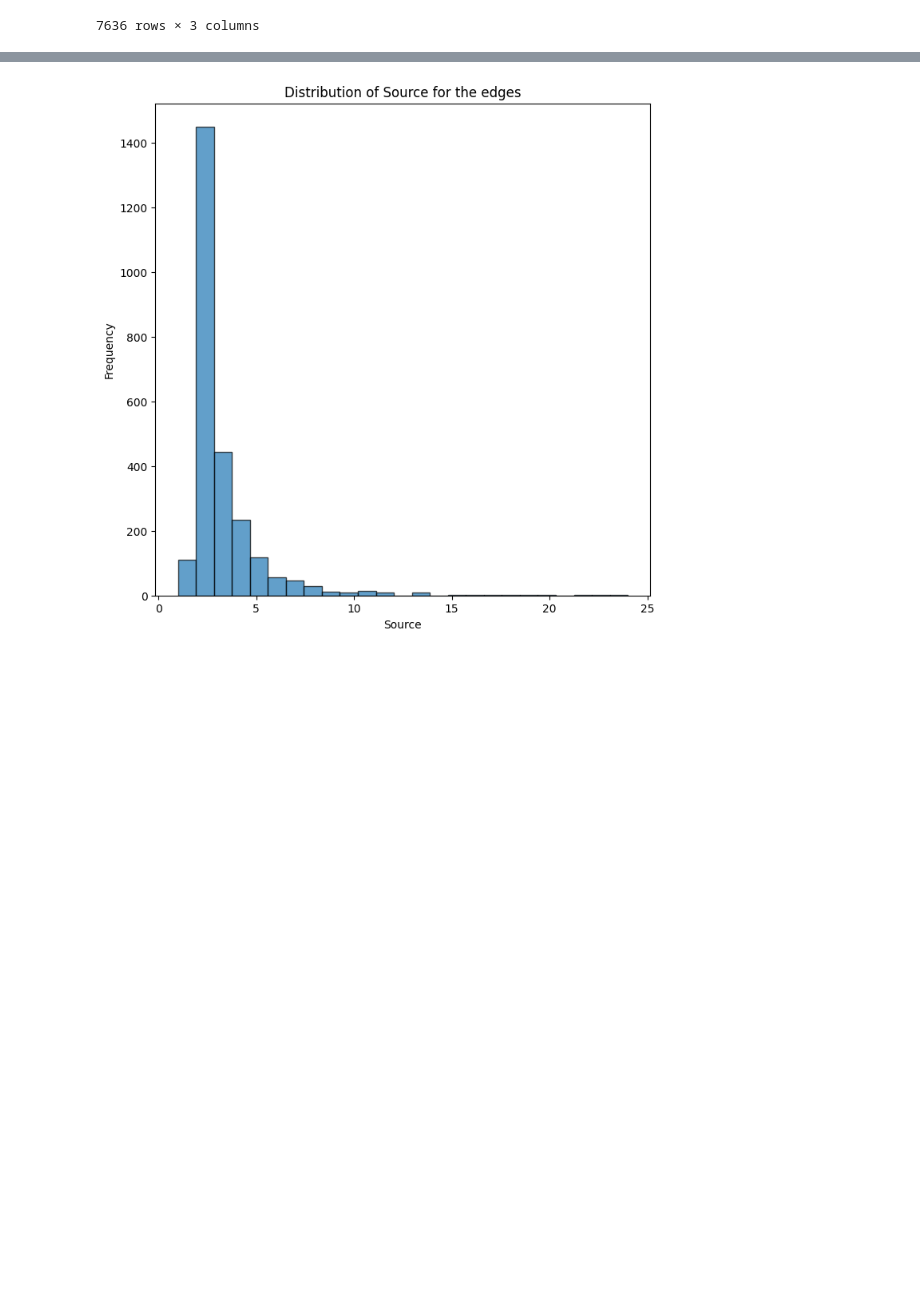
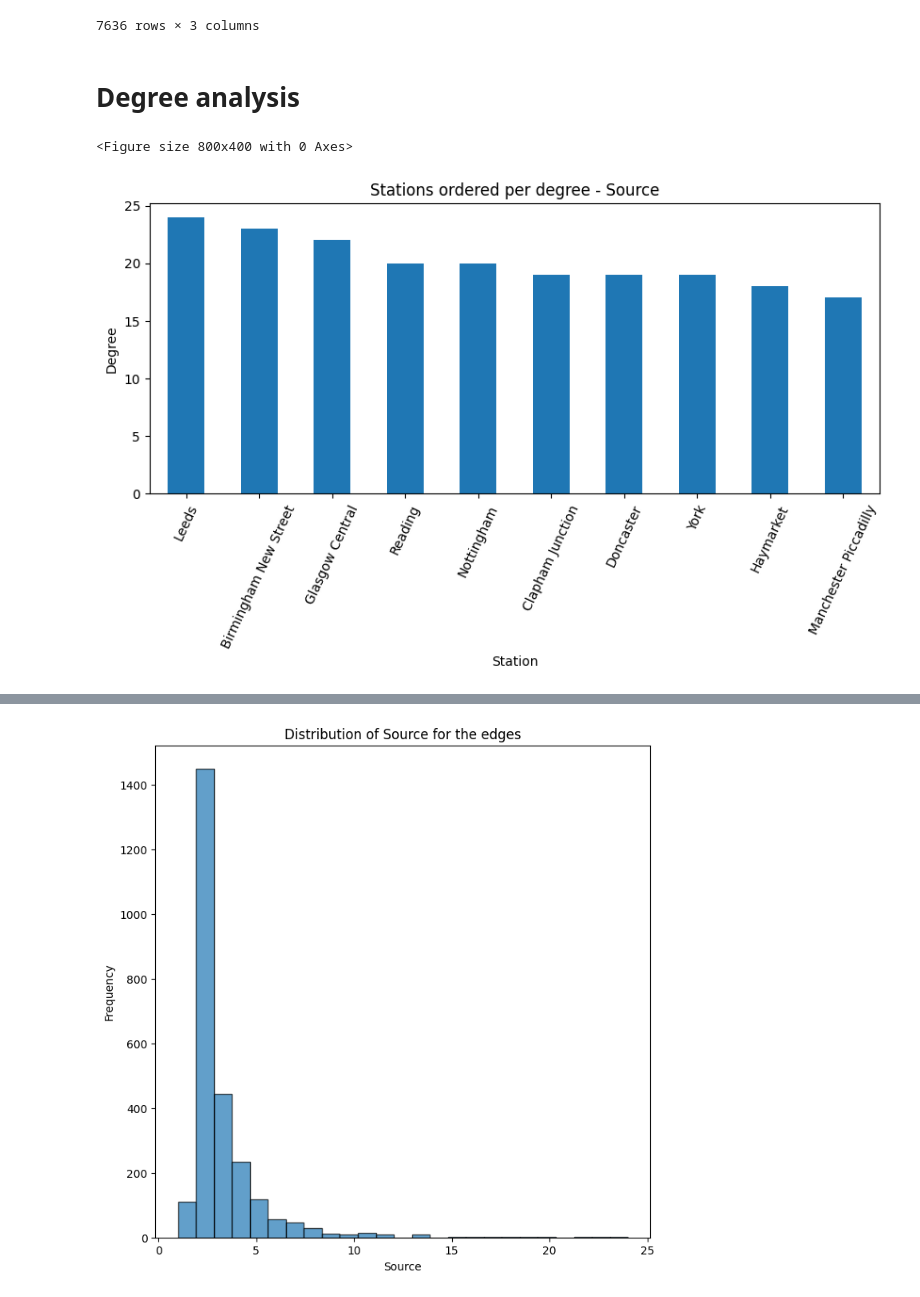
Before and after one commit to ItsVasconcellos/final-year-project, a Jupyter notebook: dataset_exploration/statiscal_analysis.ipynb, the cells around one changed output, grey strips where cells are left out. Drawn from its saved outputs; the diff is of its cells as text; code cells hidden in the pictures; blank space fills up the shorter version.

```diff
--- a/dataset_exploration/statiscal_analysis.ipynb
+++ b/dataset_exploration/statiscal_analysis.ipynb
@@ -58,3 +58,25 @@ edges.sort_values("distance")
 | 3702 | KGX | NCL | 395.03 |
 | 2233 | EDB | EUS | 531.38 |
 7636 rows × 3 columns
+# %% [markdown]
+# Degree analysis
+# %%
+import matplotlib.pyplot as plt
+
+degree = edges['source'].value_counts()
+
+df_degree = stations.merge(degree.to_frame(), left_on="code", right_index=True)
+df_degree = df_degree.sort_values("count", ascending=False)
+
+# Top 10
+top_10 = df_degree.head(10)
+plt.figure(figsize=(8,4))
+top_10.plot(kind='bar', x='name', y='count', legend=False,figsize=(10,4))
+plt.title("Stations ordered per degree - Source")
+plt.xlabel("Station")
+plt.ylabel("Degree", loc='center')
+plt.xticks(rotation=65, fontsize=10)
+plt.show()
+# %% [output]
+<Figure size 800x400 with 0 Axes>
+[figure, added]
```
Also changed, not shown: parts of 8 cells of this notebook, 4 other files.
